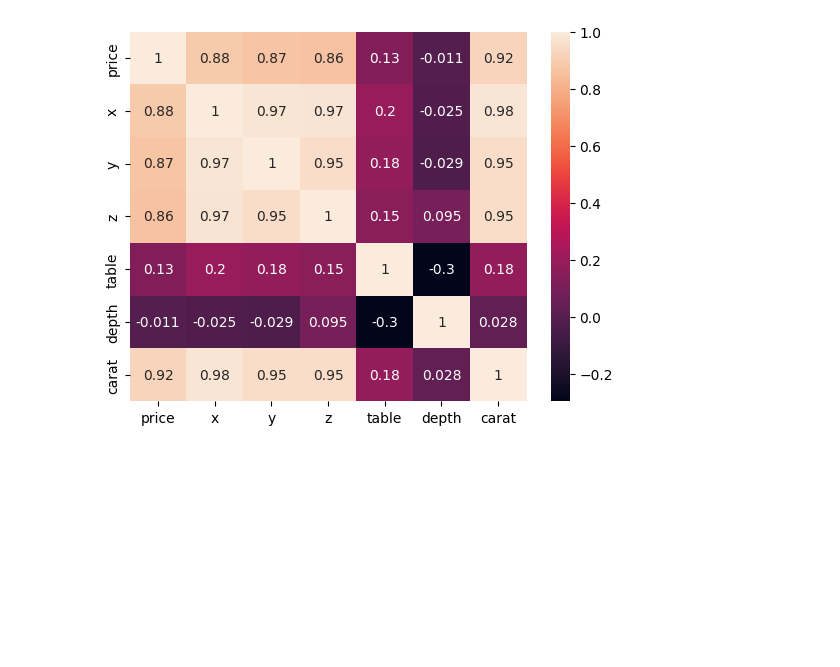
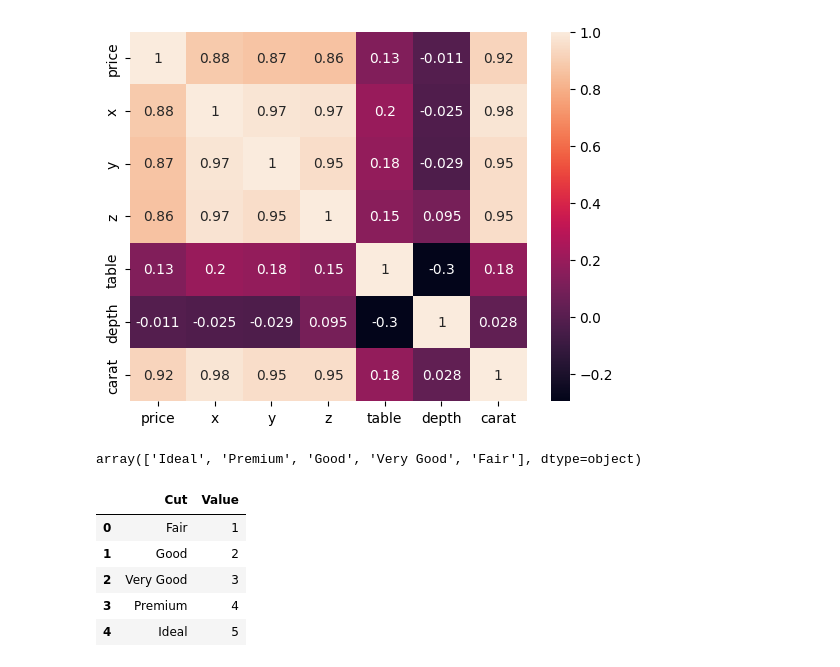
Before and after one commit to Maruf-Ahmad-khan/FSDSRegression, a Jupyter notebook: notebooks/EDA.ipynb, the cells around one changed output. Saved outputs shown, nothing was run; the diff lists cells and outputs as text; code cells hidden in the pictures; blank space fills up the shorter version.

```diff
--- a/notebooks/EDA.ipynb
+++ b/notebooks/EDA.ipynb
@@ -223,3 +213,27 @@ sns.heatmap(df_1.corr(), annot=True)
 plt.show()
 # %% [output]
 [figure]
+# %%
+data['cut'].unique()
+# %% [output]
+array(['Ideal', 'Premium', 'Good', 'Very Good', 'Fair'], dtype=object)
+# %%
+import pandas as pd
+
+cut_map = {
+    "Fair": 1,
+    "Good": 2,
+    "Very Good": 3,
+    "Premium": 4,
+    "Ideal": 5
+}
+
+df_cut = pd.DataFrame(list(cut_map.items()), columns=['Cut', 'Value'])
+df_cut
+# %% [output]
+|  | Cut | Value |
+| 0 | Fair | 1 |
+| 1 | Good | 2 |
+| 2 | Very Good | 3 |
+| 3 | Premium | 4 |
+| 4 | Ideal | 5 |
```
Also changed, not shown: parts of 8 cells of this notebook.
